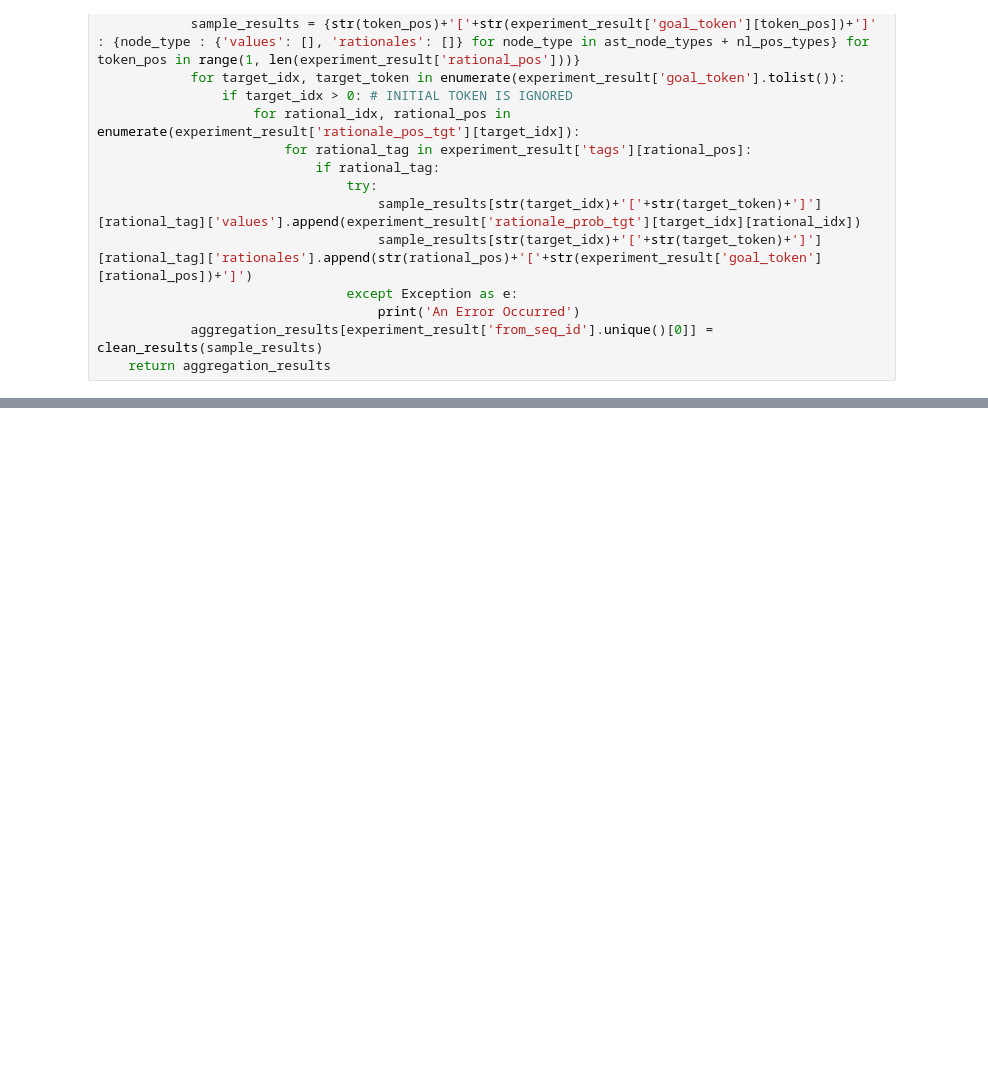
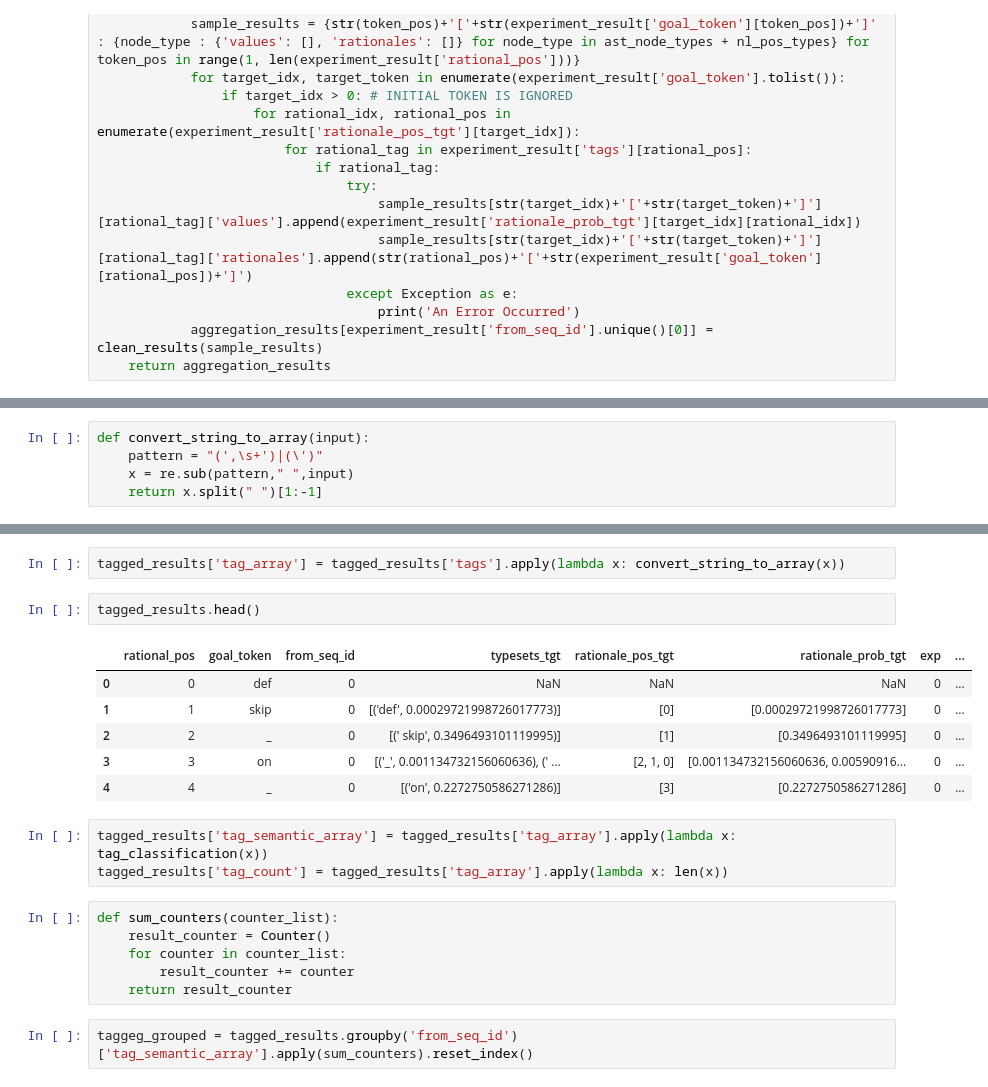
Before and after one commit to WM-SEMERU/code-rationales, a Jupyter notebook: nbs/06_gpt_eta.ipynb, the cells around one changed output, grey strips where cells are left out. Cells and saved outputs as stored; diff of their text form; blank space fills up the shorter version.

```diff
--- a/nbs/06_gpt_eta.ipynb
+++ b/nbs/06_gpt_eta.ipynb
@@ -488,0 +558,5 @@ KeyError: 0
+# %%
+def convert_string_to_array(input):
+    pattern = "(',\s+')|(\')"
+    x = re.sub(pattern," ",input)
+    return x.split(" ")[1:-1]
@@ -488,0 +593,22 @@ KeyError: 0
+# %%
+tagged_results['tag_array'] = tagged_results['tags'].apply(lambda x: convert_string_to_array(x))
+# %%
+tagged_results.head()
+# %% [output]
+|  | rational_pos | goal_token | from_seq_id | typesets_tgt | rationale_pos_tgt | rationale_prob_tgt | exp | ... |
+| 0 | 0 | def | 0 | NaN | NaN | NaN | 0 | ... |
+| 1 | 1 | skip | 0 | [('def', 0.00029721998726017773)] | [0] | [0.00029721998726017773] | 0 | ... |
+| 2 | 2 | _ | 0 | [(' skip', 0.3496493101119995)] | [1] | [0.3496493101119995] | 0 | ... |
+| 3 | 3 | on | 0 | [('_', 0.001134732156060636), (' ... | [2, 1, 0] | [0.001134732156060636, 0.00590916... | 0 | ... |
+| 4 | 4 | _ | 0 | [('on', 0.2272750586271286)] | [3] | [0.2272750586271286] | 0 | ... |
+# %%
+tagged_results['tag_semantic_array'] = tagged_results['tag_array'].apply(lambda x: tag_classification(x))
+tagged_results['tag_count'] = tagged_results['tag_array'].apply(lambda x: len(x))
+# %%
+def sum_counters(counter_list):
+    result_counter = Counter()
+    for counter in counter_list:
+        result_counter += counter
+    return result_counter
+# %%
+taggeg_grouped = tagged_results.groupby('from_seq_id')['tag_semantic_array'].apply(sum_counters).reset_index()
```
Also changed, not shown: parts of 23 cells of this notebook.
